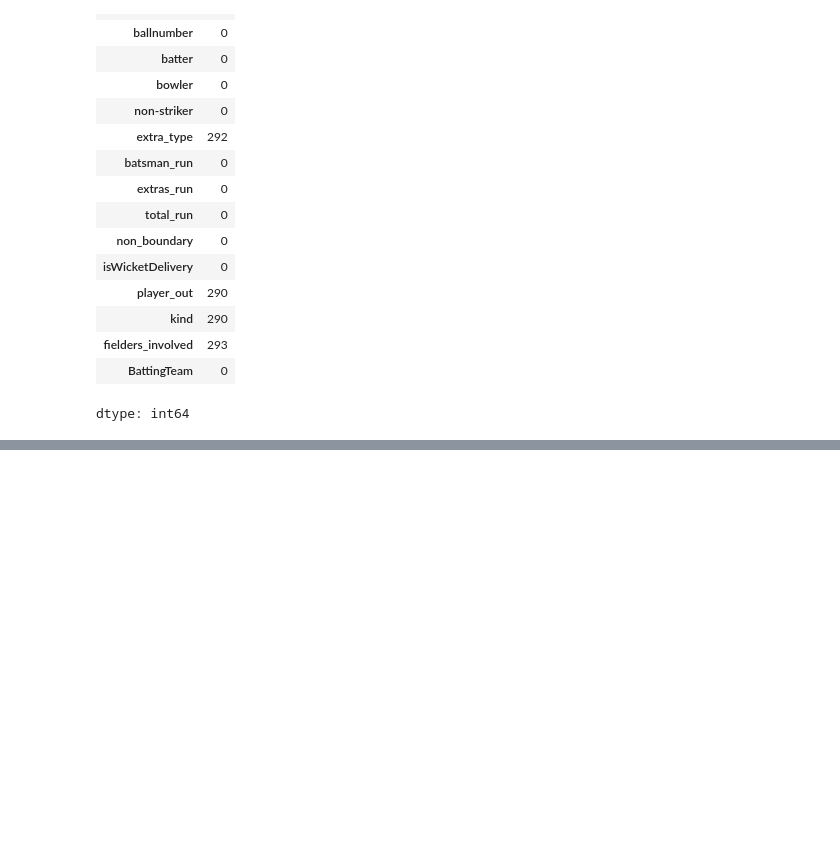
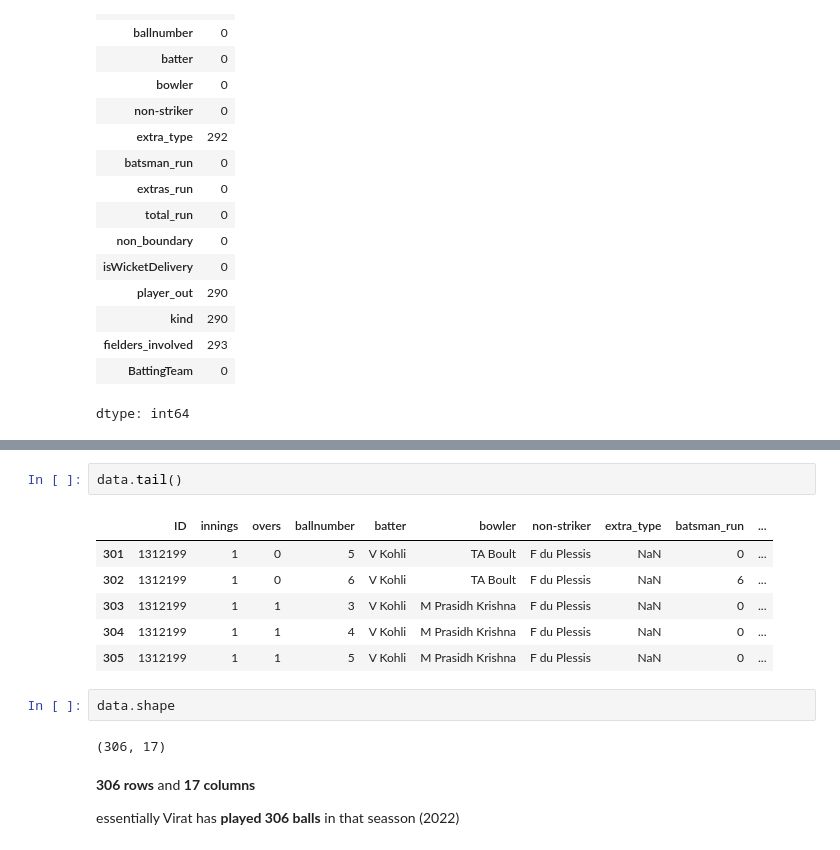
Before and after one commit to amritaa72/Runs-and-Wickets, a Jupyter notebook: ball_by_ball_data.ipynb, the cells around one changed output, grey strips where cells are left out. Cells and saved outputs as stored; diff of their text form; blank space fills up the shorter version.

```diff
--- a/ball_by_ball_data.ipynb
+++ b/ball_by_ball_data.ipynb
@@ -76,0 +82,17 @@ NameError: name 'data' is not defined
+# %%
+data.tail()
+# %% [output]
+|  | ID | innings | overs | ballnumber | batter | bowler | non-striker | extra_type | batsman_run | ... |
+| 301 | 1312199 | 1 | 0 | 5 | V Kohli | TA Boult | F du Plessis | NaN | 0 | ... |
+| 302 | 1312199 | 1 | 0 | 6 | V Kohli | TA Boult | F du Plessis | NaN | 6 | ... |
+| 303 | 1312199 | 1 | 1 | 3 | V Kohli | M Prasidh Krishna | F du Plessis | NaN | 0 | ... |
+| 304 | 1312199 | 1 | 1 | 4 | V Kohli | M Prasidh Krishna | F du Plessis | NaN | 0 | ... |
+| 305 | 1312199 | 1 | 1 | 5 | V Kohli | M Prasidh Krishna | F du Plessis | NaN | 0 | ... |
+# %%
+data.shape
+# %% [output]
+(306, 17)
+# %% [markdown]
+**306 rows** and **17 columns**
+
+essentially Virat has **played 306 balls** in that seasson (2022)
```
Also changed, not shown: parts of 51 cells of this notebook.
